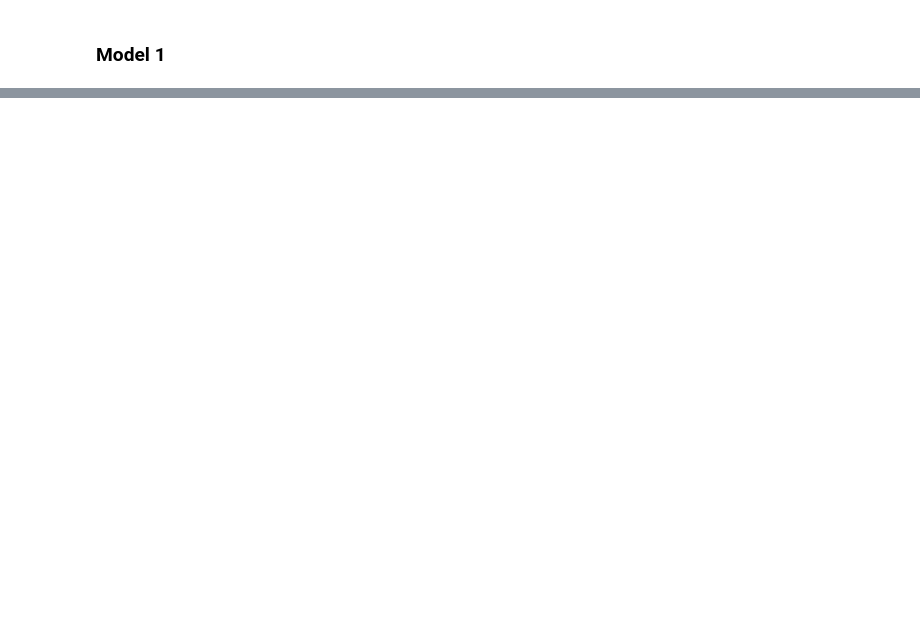
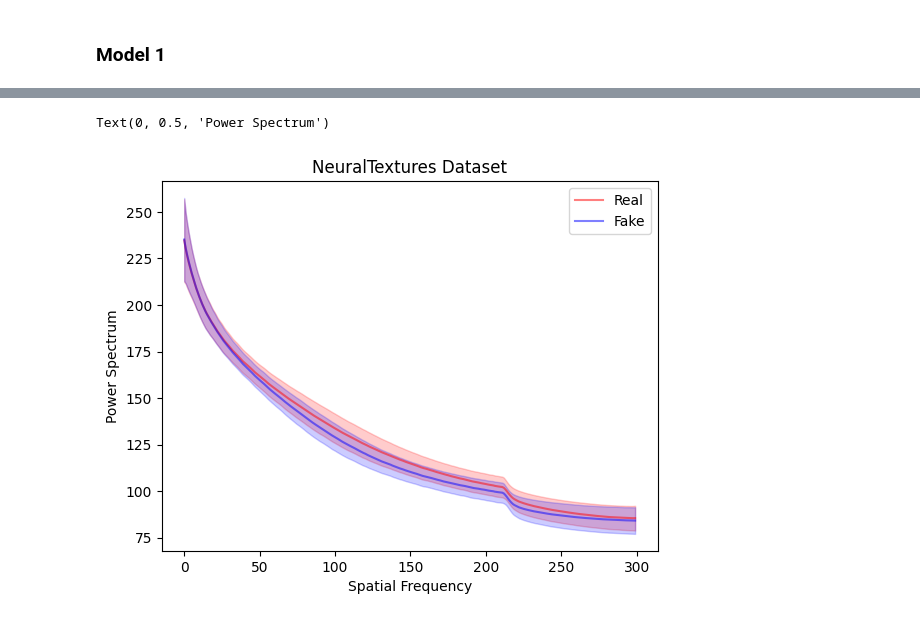
Before and after one commit to Omar-ahmed314/Revelio, a Jupyter notebook: Modules/dft/Scripts/data_visualization.ipynb, the cells around one changed output, grey strips where cells are left out. Saved outputs shown, nothing was run; the diff lists cells and outputs as text; code cells hidden in the pictures; blank space fills up the shorter version.

```diff
--- a/Modules/dft/Scripts/data_visualization.ipynb
+++ b/Modules/dft/Scripts/data_visualization.ipynb
@@ -29,0 +102,17 @@ dataset_1_real_std = dataset_1.loc[dataset_1['Label'] == 0].drop(['Label'], axis
+# %%
+x = np.arange(len(dataset_1_real_mean))
+fig, ax = plt.subplots()
+
+ax.plot(x, dataset_1_real_mean, alpha=0.5, color='red', label='Real')
+ax.fill_between(x, dataset_1_real_mean - dataset_1_real_std, dataset_1_real_mean + dataset_1_real_std, color='red', alpha=0.2)
+
+ax.plot(x, dataset_4_fake_mean, alpha=0.5, color='blue', label='Fake')
+ax.fill_between(x, dataset_4_fake_mean - dataset_4_fake_std, dataset_4_fake_mean + dataset_4_fake_std, color='blue', alpha=0.2)
+
+ax.legend()
+plt.title('NeuralTextures Dataset')
+plt.xlabel("Spatial Frequency")
+plt.ylabel("Power Spectrum")
+# %% [output]
+Text(0, 0.5, 'Power Spectrum')
+[figure, added]
```
Also changed, not shown: parts of 13 cells of this notebook.
